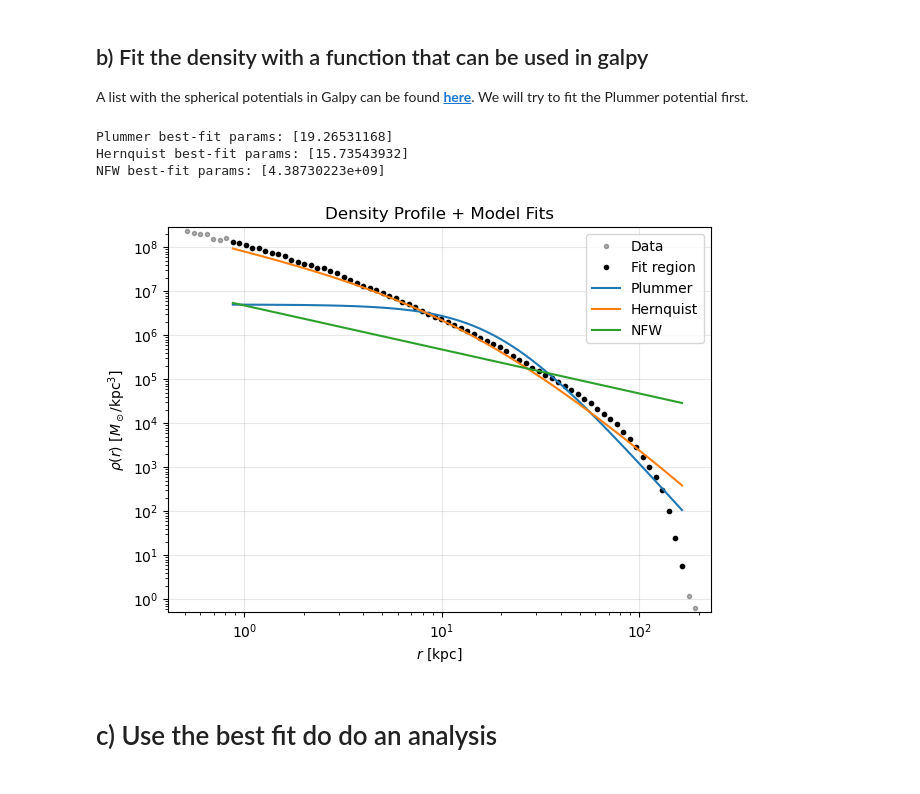
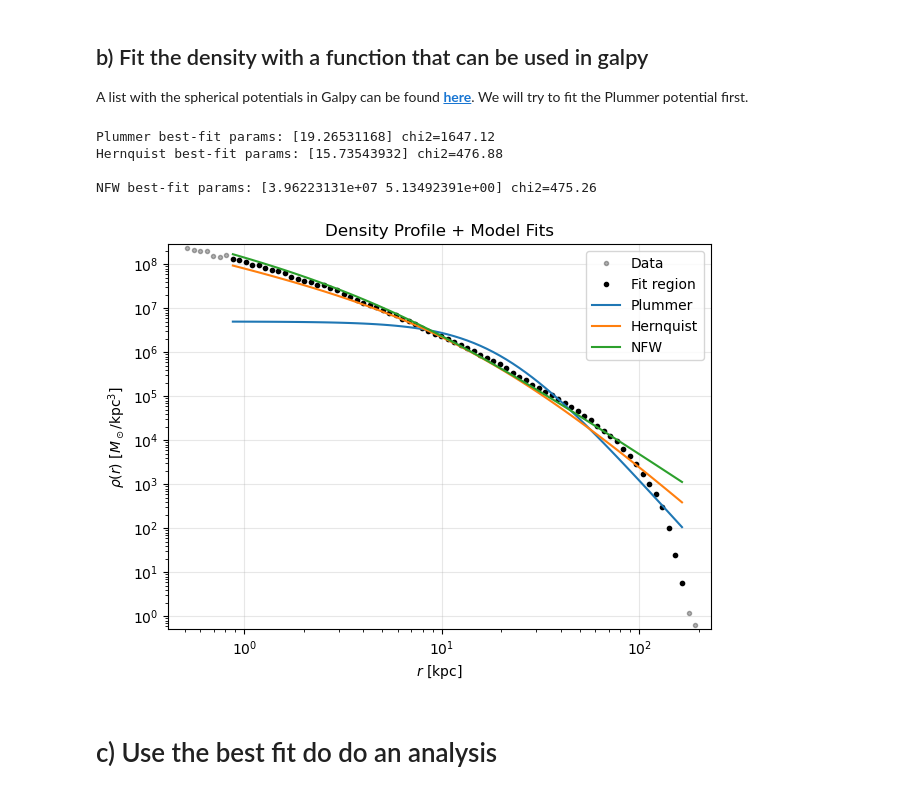
Before and after one commit to gvansan/TANA_notebooks, a Jupyter notebook: Project/hdf5_file_mathijs.ipynb, the cells around one changed output. Saved outputs shown, nothing was run; the diff lists cells and outputs as text; code cells hidden in the pictures.

```diff
--- a/Project/hdf5_file_mathijs.ipynb
+++ b/Project/hdf5_file_mathijs.ipynb
@@ -405,7 +405,6 @@ from scipy.optimize import curve_fit
 from galpy.potential import PlummerPotential
 
 M = m_dm*N
-rho_0 = M/size**3
 softening_length = 0.288 #scale below which gravity is smoothed to avoid divergences.
                          #is reported on TNG-50 for z <= 1
 
@@ -418,7 +417,7 @@ def rho_hernquist(r, a):
     """Hernquist density"""
     return (M / (2.0 * np.pi)) * (a / (r * (r + a)**3))
 
-def rho_nfw(r, rs):
+def rho_nfw(r, rho_0, rs):
     """NFW parametrized by rho0 and scale radius rs_scale"""
     x = r/rs
     return rho_0 / (x * (1 + x)**2)
@@ -427,45 +426,55 @@ def rho_nfw(r, rs):
 models = [
     ("Plummer", rho_plummer, [1.0]),
     ("Hernquist", rho_hernquist, [1.0]),
-    ("NFW", rho_nfw, [1.0]),
+    ("NFW", rho_nfw, [1e7, 1.0]),
 ]
 
 # Fit interval:  strip zeros / remove outer 10%/soften core
 mask = (rho_data > 0) & (r_mid < 0.9 * r_mid.max()) & (r_mid > 3*softening_length)
 rfit = r_mid[mask]
 rhfit = rho_data[mask]
 sigma_fit = sigma_log10[mask]
 
 plt.figure(figsize=(7,5))
 plt.loglog(r_mid, rho_data, "k.", label="Data", alpha = 0.3)
 plt.loglog(rfit, rhfit, "k. ", label = 'Fit region') #higlight fitted region
 
 for name, func, p0 in models:
-    # Fit in log‐space: log10(rho)
+    # Fit in log‐space -> log10(rho), and compare to log10(rho_data)
     def fitfunc(r, *p):
         return np.log10(func(r, *p))
 
     popt, _ = curve_fit(fitfunc, rfit, np.log10(rhfit), sigma = sigma_fit, p0=p0, maxfev=20000)
 
     # Plot fitted curve
     plt.loglog(rfit, func(rfit, *popt), label=f"{name}")
 
-    print(f"{name} best-fit params: {popt}")
+    #Calculate reduced chi2 in logspace
+    y_model  = np.log10(func(rfit, *popt))
+    residual = np.log10(rhfit) - y_model
+    chi2 = np.sum((residual/sigma_fit)**2)
+    dof = len(rfit) - len(popt)
+    reducedchi2 = chi2 / max(dof, 1)
+
+
+    print(f"{name} best-fit params: {popt}", f"chi2={reducedchi2:.2f}")
+
 
 plt.xlim(min(r_mid)*0.8, max(r_mid)*1.2)
 plt.ylim(min(rho_data)*0.8, max(rho_data)*1.2)
 
 plt.xlabel(r"$r$ [kpc]")
 plt.ylabel(r"$\rho(r)$ [$M_\odot / \mathrm{kpc}^3$]")
 plt.title("Density Profile + Model Fits")
 plt.legend()
 plt.grid(alpha=0.3)
 plt.show()
 # %% [output]
-Plummer best-fit params: [19.26531168]
-Hernquist best-fit params: [15.73543932]
-NFW best-fit params: [4.38730223e+09]
+Plummer best-fit params: [19.26531168] chi2=1647.12
+Hernquist best-fit params: [15.73543932] chi2=476.88
+
+NFW best-fit params: [3.96223131e+07 5.13492391e+00] chi2=475.26
-[figure, old version]
+[figure, new version]
 # %% [markdown]
 # c) Use the best fit do do an analysis
 # %%
```
Also changed, not shown: parts of 4 cells of this notebook.
